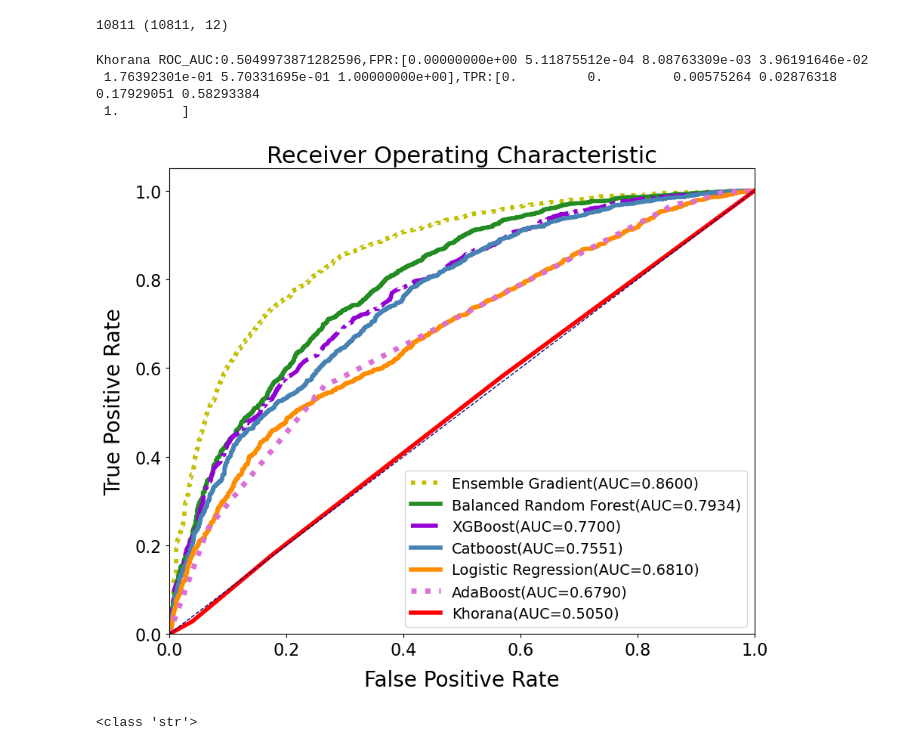
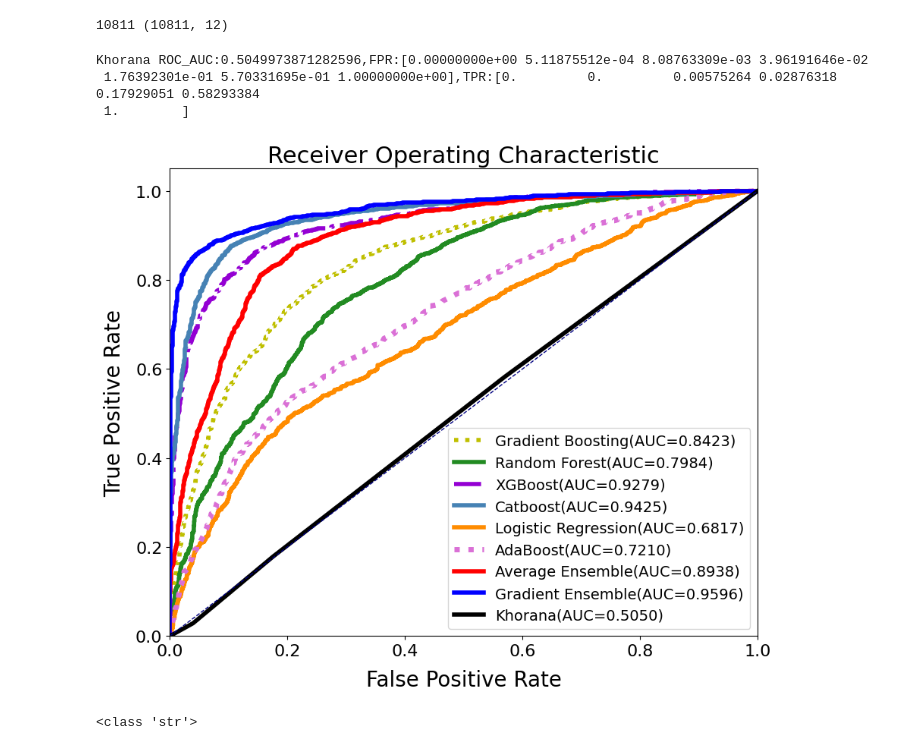
Before and after one commit to ssssszj/Tumor_prediction, a Jupyter notebook: ensemble_model.ipynb, the cells around one changed output. Saved outputs shown, nothing was run; the diff lists cells and outputs as text; code cells hidden in the pictures.

```diff
--- a/ensemble_model.ipynb
+++ b/ensemble_model.ipynb
@@ -720,18 +714,18 @@ print(meta_p)
 # %% [output]
 0.588329713474556
 # %%
-d1 = Tumor_file["胃癌"].values
-d2 = Tumor_file["肺癌"].values
-d3 = Tumor_file["淋巴瘤"].values
-d4 = Tumor_file["宫颈癌"].values
-d5 = Tumor_file["卵巢癌"].values
-d6 = Tumor_file["K睾丸癌"].values
-d7 = Tumor_file["M输尿管膀胱"].values
-d8 = Tumor_file["7阴道"].values
-d9 = Tumor_file["血小板"].values
-d10 = Tumor_file["血红蛋白"].values
-d11 = Tumor_file["白细胞"].values
-d12 = Tumor_file["BMI"].values
+d1 = Tumor_file["胃癌"].values.copy()
+d2 = Tumor_file["肺癌"].values.copy()
+d3 = Tumor_file["淋巴瘤"].values.copy()
+d4 = Tumor_file["宫颈癌"].values.copy()
+d5 = Tumor_file["卵巢癌"].values.copy()
+d6 = Tumor_file["K睾丸癌"].values.copy()
+d7 = Tumor_file["M输尿管膀胱"].values.copy()
+d8 = Tumor_file["7阴道"].values.copy()
+d9 = Tumor_file["血小板"].values.copy()
+d10 = Tumor_file["血红蛋白"].values.copy()
+d11 = Tumor_file["白细胞"].values.copy()
+d12 = Tumor_file["BMI"].values.copy()
 kh_data = np.vstack((d1,d2,d3,d4,d5,d6,d7,d8,d9,d10,d11,d12)).T
 # %%
 have_built = 0
@@ -816,36 +810,38 @@ tn, fp, fn, tp = confusion_matrix(Kh_Tumor, tumor_pred).ravel()
 # Sensitivities.append('%.4f'%(tp/(tp+fn)))
 # Specificities.append('%.4f'%(tn/(tn+fp)))
 # Accuracies.append('%.4f'%(np.mean(Kh_Tumor == tumor_pred)))
 # Precisions.append('%.4f'%(precision_score(Kh_Tumor, tumor_pred)))
 Fprs.append(fpr_kh)
 Tprs.append(tpr_kh)
 ROC_AUCs.append(roc_auc_kh)
 
 print('Khorana ROC_AUC:{},FPR:{},TPR:{}'.format(roc_auc_kh,fpr_kh,tpr_kh))
 
 plt.figure(figsize=(10,8))
-plt.plot(Fprs[5],Tprs[5],lw=4,color='y',linestyle=':',label='Ensemble Gradient(AUC={:.4f})'.format(ROC_AUCs[5]))
+plt.plot(Fprs[5],Tprs[5],lw=4,color='y',linestyle=':',label='{}(AUC={:.4f})'.format(model_names[5],ROC_AUCs[5]))
 plt.plot(Fprs[0],Tprs[0],lw=4,color='forestgreen',linestyle='-',label='{}(AUC={:.4f})'.format(model_names[0],ROC_AUCs[0]))
 plt.plot(Fprs[4],Tprs[4],lw=4,color='darkviolet',linestyle='-.',label='{}(AUC={:.4f})'.format(model_names[4],ROC_AUCs[4]))
 plt.plot(Fprs[1],Tprs[1],lw=4,color='steelblue',linestyle='-',label='{}(AUC={:.4f})'.format(model_names[1],ROC_AUCs[1]))
 plt.plot(Fprs[2],Tprs[2],lw=4,color='darkorange',linestyle='-',label='{}(AUC={:.4f})'.format(model_names[2],ROC_AUCs[2]))
 plt.plot(Fprs[3],Tprs[3],lw=5,color='orchid',linestyle=':',label='{}(AUC={:.4f})'.format(model_names[3],ROC_AUCs[3]))
-plt.plot(Fprs[6],Tprs[6],lw=4,color='red',label='Khorana(AUC={:.4f})'.format(ROC_AUCs[6]))
+plt.plot(Fprs[6],Tprs[6],lw=4,color='red',label='Average Ensemble(AUC={:.4f})'.format(ROC_AUCs[6]))
+plt.plot(Fprs[7],Tprs[7],lw=4,color='blue',label='Gradient Ensemble(AUC={:.4f})'.format(ROC_AUCs[7]))
+plt.plot(Fprs[8],Tprs[8],lw=4,color='black',label='Khorana(AUC={:.4f})'.format(ROC_AUCs[8]))
 plt.plot([0, 1], [0, 1], color='navy', lw=1, linestyle='--')
 plt.xlim([0.0, 1.0])
 plt.ylim([0.0, 1.05])
 plt.xticks(fontsize=16,weight='light')
 plt.yticks(fontsize=16,weight='light')
 plt.xlabel('False Positive Rate',fontsize=20,labelpad=10)
 plt.ylabel('True Positive Rate',fontsize=20,labelpad=10)
 plt.title('Receiver Operating Characteristic',fontsize=22)
 plt.legend(loc="lower right",prop={'size': 14,'weight':'light'})
 plt.show()
 # %% [output]
 Khorana ROC_AUC:0.5049973871282596,FPR:[0.00000000e+00 5.11875512e-04 8.08763309e-03 3.96191646e-02
  1.76392301e-01 5.70331695e-01 1.00000000e+00],TPR:[0.         0.         0.00575264 0.02876318 0.17929051 0.58293384
  1.        ]
-[figure, old version]
+[figure, new version]
 # %%
 print(type(ROC_AUCs[0]))
 # %% [output]
```
Also changed, not shown: parts of 4 cells of this notebook, 1 other file.
